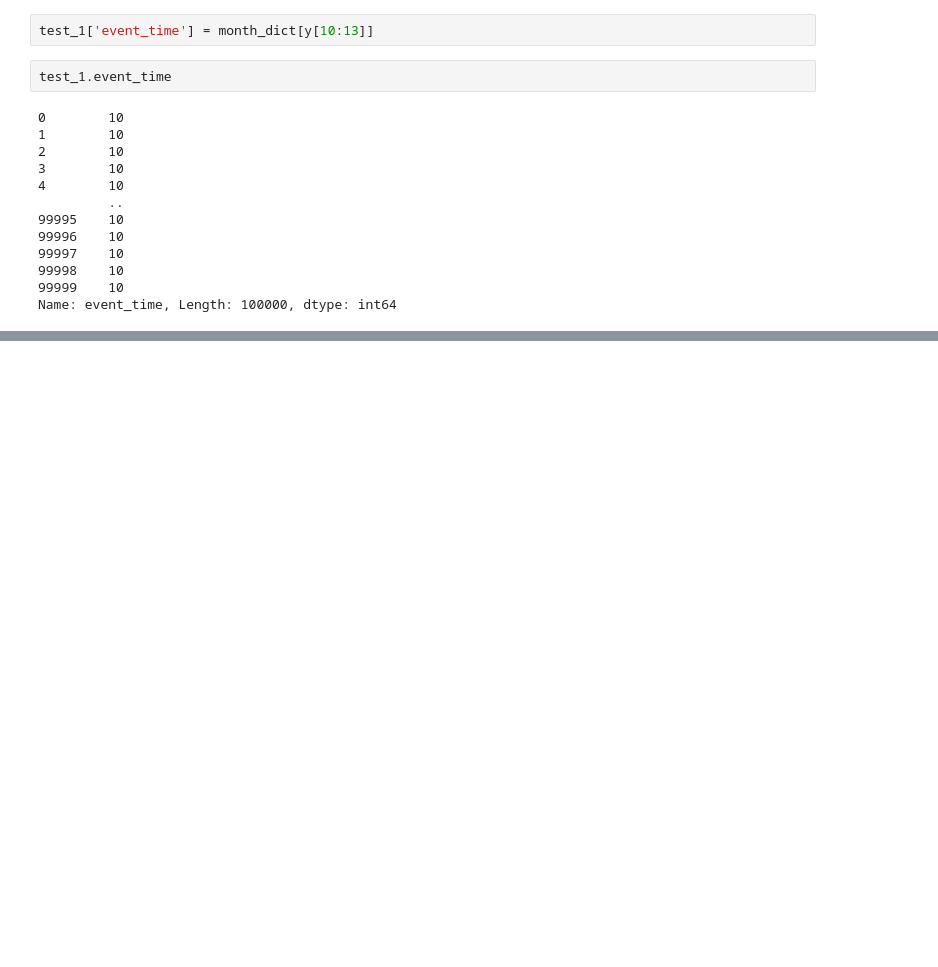
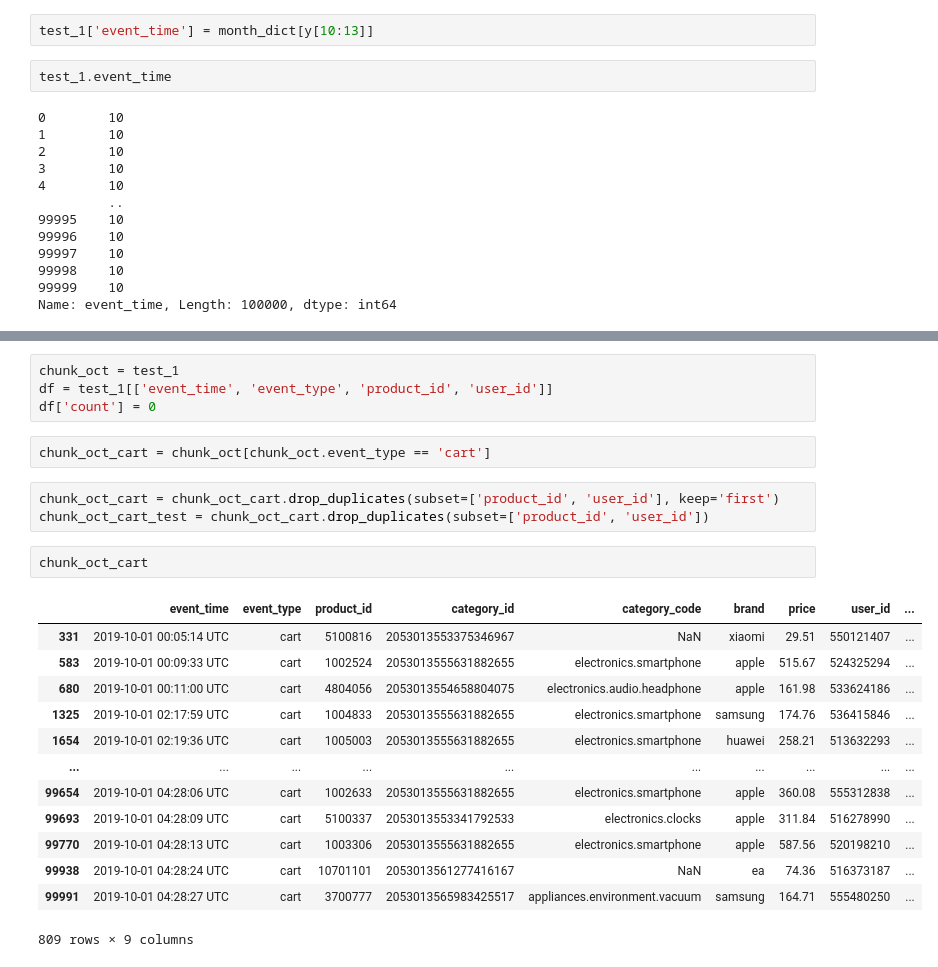
Before and after one commit to ADM-Homework-2/Homework_2, a Jupyter notebook: Main.ipynb, the cells around one changed output, grey strips where cells are left out. Drawn from its saved outputs; the diff is of its cells as text; blank space fills up the shorter version.

```diff
--- a/Main.ipynb
+++ b/Main.ipynb
@@ -551,0 +550,25 @@ Name: event_time, Length: 100000, dtype: int64
+# %%
+chunk_oct = test_1
+df = test_1[['event_time', 'event_type', 'product_id', 'user_id']]
+df['count'] = 0
+# %%
+chunk_oct_cart = chunk_oct[chunk_oct.event_type == 'cart']
+# %%
+chunk_oct_cart = chunk_oct_cart.drop_duplicates(subset=['product_id', 'user_id'], keep='first')
+chunk_oct_cart_test = chunk_oct_cart.drop_duplicates(subset=['product_id', 'user_id'])
+# %%
+chunk_oct_cart
+# %% [output]
+|  | event_time | event_type | product_id | category_id | category_code | brand | price | user_id | ... |
+| 331 | 2019-10-01 00:05:14 UTC | cart | 5100816 | 2053013553375346967 | NaN | xiaomi | 29.51 | 550121407 | ... |
+| 583 | 2019-10-01 00:09:33 UTC | cart | 1002524 | 2053013555631882655 | electronics.smartphone | apple | 515.67 | 524325294 | ... |
+| 680 | 2019-10-01 00:11:00 UTC | cart | 4804056 | 2053013554658804075 | electronics.audio.headphone | apple | 161.98 | 533624186 | ... |
+| 1325 | 2019-10-01 02:17:59 UTC | cart | 1004833 | 2053013555631882655 | electronics.smartphone | samsung | 174.76 | 536415846 | ... |
+| 1654 | 2019-10-01 02:19:36 UTC | cart | 1005003 | 2053013555631882655 | electronics.smartphone | huawei | 258.21 | 513632293 | ... |
+| ... | ... | ... | ... | ... | ... | ... | ... | ... | ... |
+| 99654 | 2019-10-01 04:28:06 UTC | cart | 1002633 | 2053013555631882655 | electronics.smartphone | apple | 360.08 | 555312838 | ... |
+| 99693 | 2019-10-01 04:28:09 UTC | cart | 5100337 | 2053013553341792533 | electronics.clocks | apple | 311.84 | 516278990 | ... |
+| 99770 | 2019-10-01 04:28:13 UTC | cart | 1003306 | 2053013555631882655 | electronics.smartphone | apple | 587.56 | 520198210 | ... |
+| 99938 | 2019-10-01 04:28:24 UTC | cart | 10701101 | 2053013561277416167 | NaN | ea | 74.36 | 516373187 | ... |
+| 99991 | 2019-10-01 04:28:27 UTC | cart | 3700777 | 2053013565983425517 | appliances.environment.vacuum | samsung | 164.71 | 555480250 | ... |
+809 rows × 9 columns
```
Also changed, not shown: parts of 55 cells of this notebook, 5 other files.
